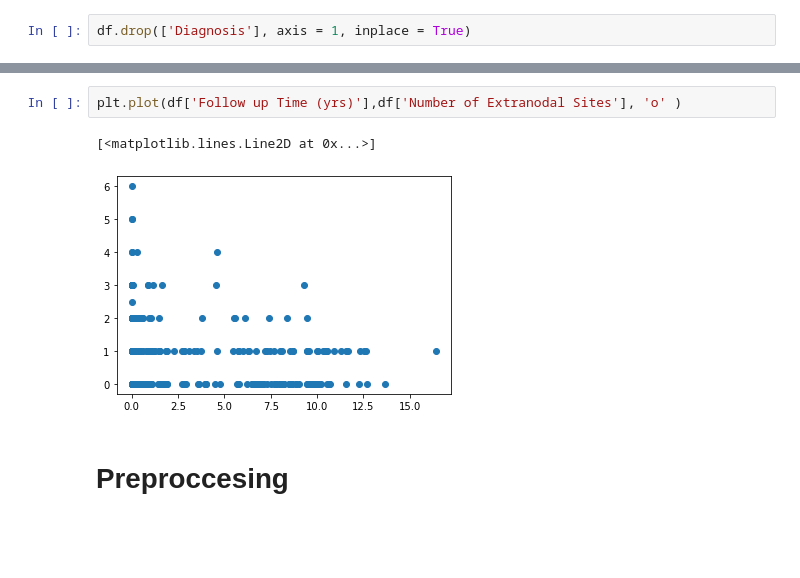
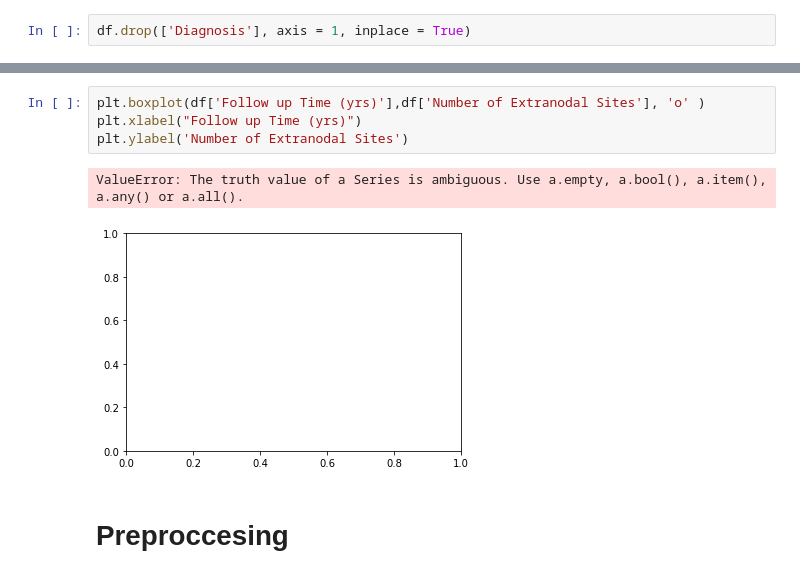
Before and after one commit to tamarshnirer/Anomality_Detection_in_Lymphoma_Patients, a Jupyter notebook: Untitled.ipynb, the cells around one changed output, grey strips where cells are left out. Cells and saved outputs as stored; diff of their text form; blank space fills up the shorter version.

```diff
--- a/Untitled.ipynb
+++ b/Untitled.ipynb
@@ -142,8 +145,10 @@ sns.violinplot(x="Included in Survival Analysis", y="Age", hue=None, data=df)
 # %%
-plt.plot(df['Follow up Time (yrs)'],df['Number of Extranodal Sites'], 'o' )
+plt.boxplot(df['Follow up Time (yrs)'],df['Number of Extranodal Sites'], 'o' )
+plt.xlabel("Follow up Time (yrs)")
+plt.ylabel('Number of Extranodal Sites')
 # %% [output]
-[<matplotlib.lines.Line2D at 0x...>]
+ValueError: The truth value of a Series is ambiguous. Use a.empty, a.bool(), a.item(), a.any() or a.all().
-[figure, old version]
+[figure, new version]
 # %% [markdown]
 # Preproccesing
 # %%
```
Also changed, not shown: parts of 8 cells of this notebook.
